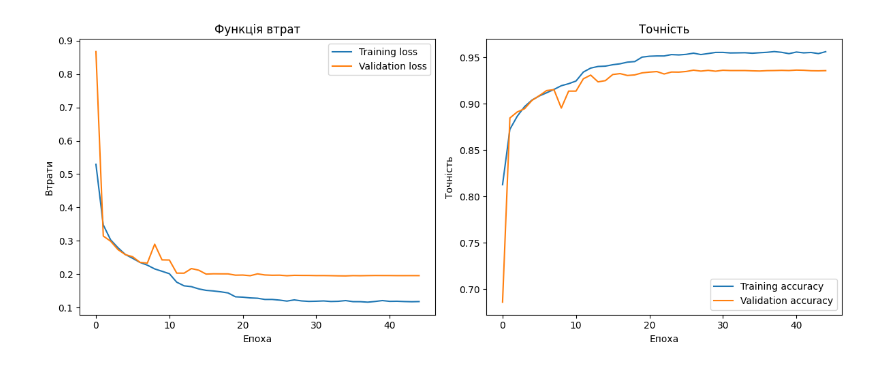
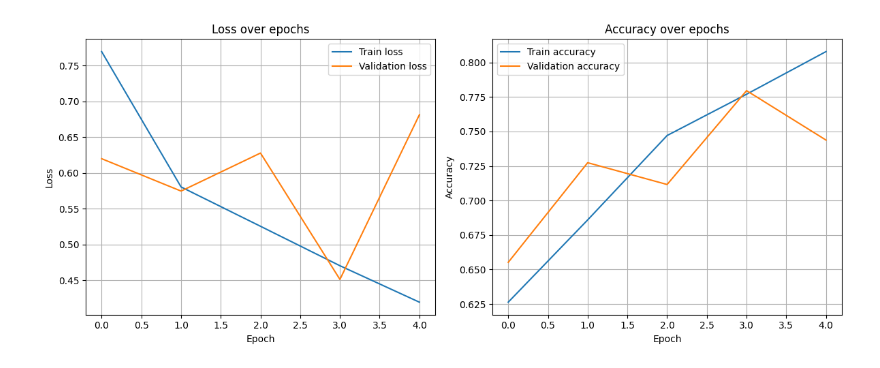
Before and after one commit to bogdanmadryga/Bogdan-Mgit, a Jupyter notebook: lab10.ipynb, the cells around one changed output. Drawn from its saved outputs; the diff is of its cells as text; code cells hidden in the pictures.

```diff
--- a/lab10.ipynb
+++ b/lab10.ipynb
@@ -49,0 +34,4 @@ plt.show()
+# %%
+train_dir = moazeldsokyx_dogs_vs_cats_path+'/dataset/train'
+val_dir = moazeldsokyx_dogs_vs_cats_path+'/dataset/validation'
+test_dir =moazeldsokyx_dogs_vs_cats_path+'/dataset/test'
@@ -147,0 +122,7 @@ model.save('fashion_mnist_model.keras')
+# %%
+# Компіляція моделі
+model.compile(optimizer='adam',
+              loss='binary_crossentropy',
+              metrics=['accuracy'])
+
+model.summary()
@@ -147,0 +151,9 @@ model.save('fashion_mnist_model.keras')
+# %%
+# Навчання моделі без callback-ів
+history = model.fit(
+    train_generator,
+    steps_per_epoch=len(train_generator),
+    validation_data=val_generator,
+    validation_steps=len(val_generator),
+    epochs=5
+)
@@ -148,26 +177,27 @@ model.save('fashion_mnist_model.keras')
 # %%
-# Побудова графіків функції втрат і точності
+# Криві втрат
 plt.figure(figsize=(12, 5))
 
-# Графік функції втрат
 plt.subplot(1, 2, 1)
-plt.plot(history.history['loss'], label='Training loss')
+plt.plot(history.history['loss'], label='Train loss')
 plt.plot(history.history['val_loss'], label='Validation loss')
-plt.title('Функція втрат')
-plt.xlabel('Епоха')
-plt.ylabel('Втрати')
+plt.title('Loss over epochs')
+plt.grid()
+plt.xlabel('Epoch')
+plt.ylabel('Loss')
 plt.legend()
 
-# Графік точності
+# Криві точності
 plt.subplot(1, 2, 2)
-plt.plot(history.history['accuracy'], label='Training accuracy')
+plt.plot(history.history['accuracy'], label='Train accuracy')
 plt.plot(history.history['val_accuracy'], label='Validation accuracy')
-plt.title('Точність')
-plt.xlabel('Епоха')
-plt.ylabel('Точність')
+plt.title('Accuracy over epochs')
+plt.xlabel('Epoch')
+plt.ylabel('Accuracy')
+plt.grid()
 plt.legend()
 
 plt.tight_layout()
 plt.show()
 # %% [output]
-[figure, old version]
+[figure, new version]
```
Also changed, not shown: parts of 19 cells of this notebook.
